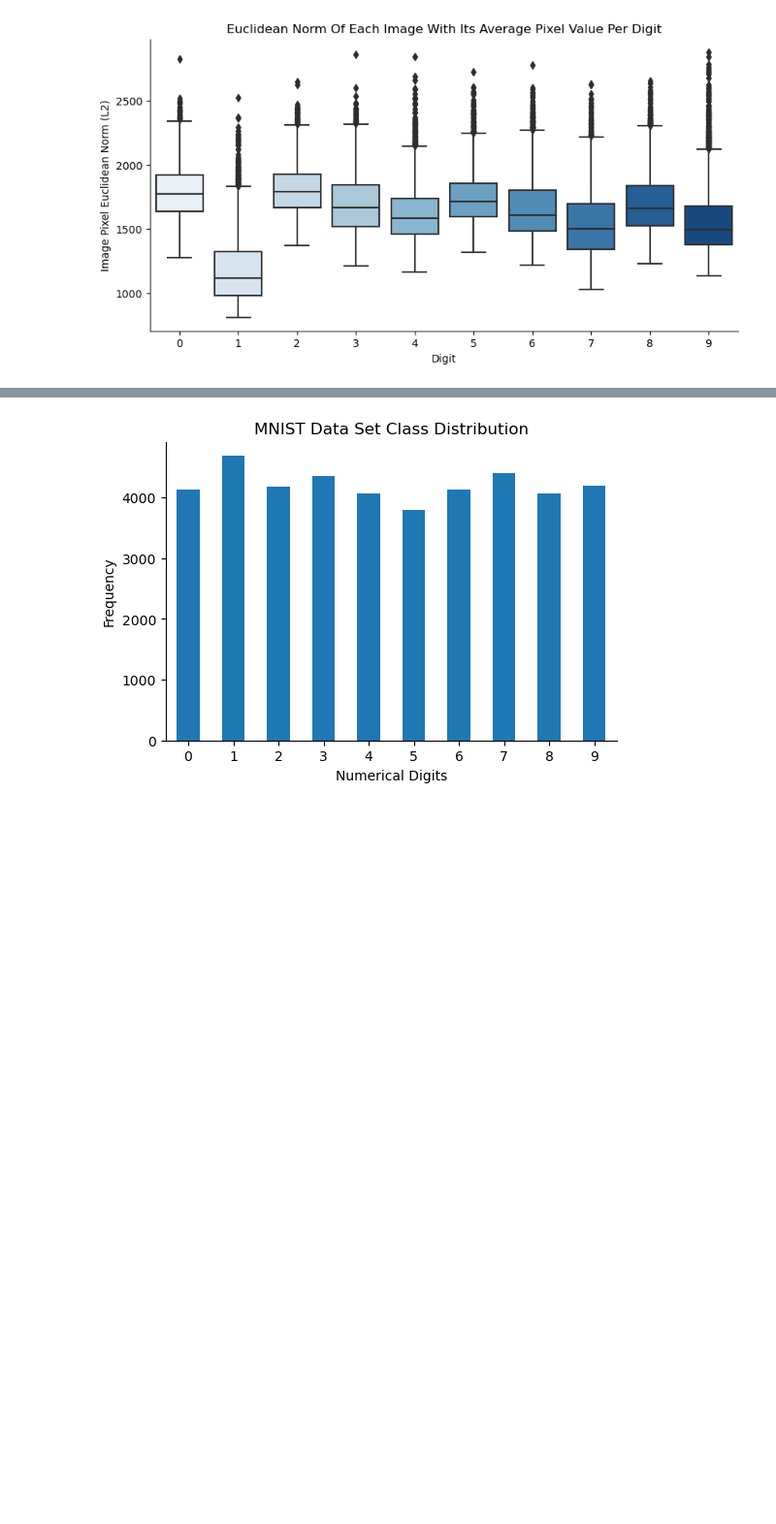
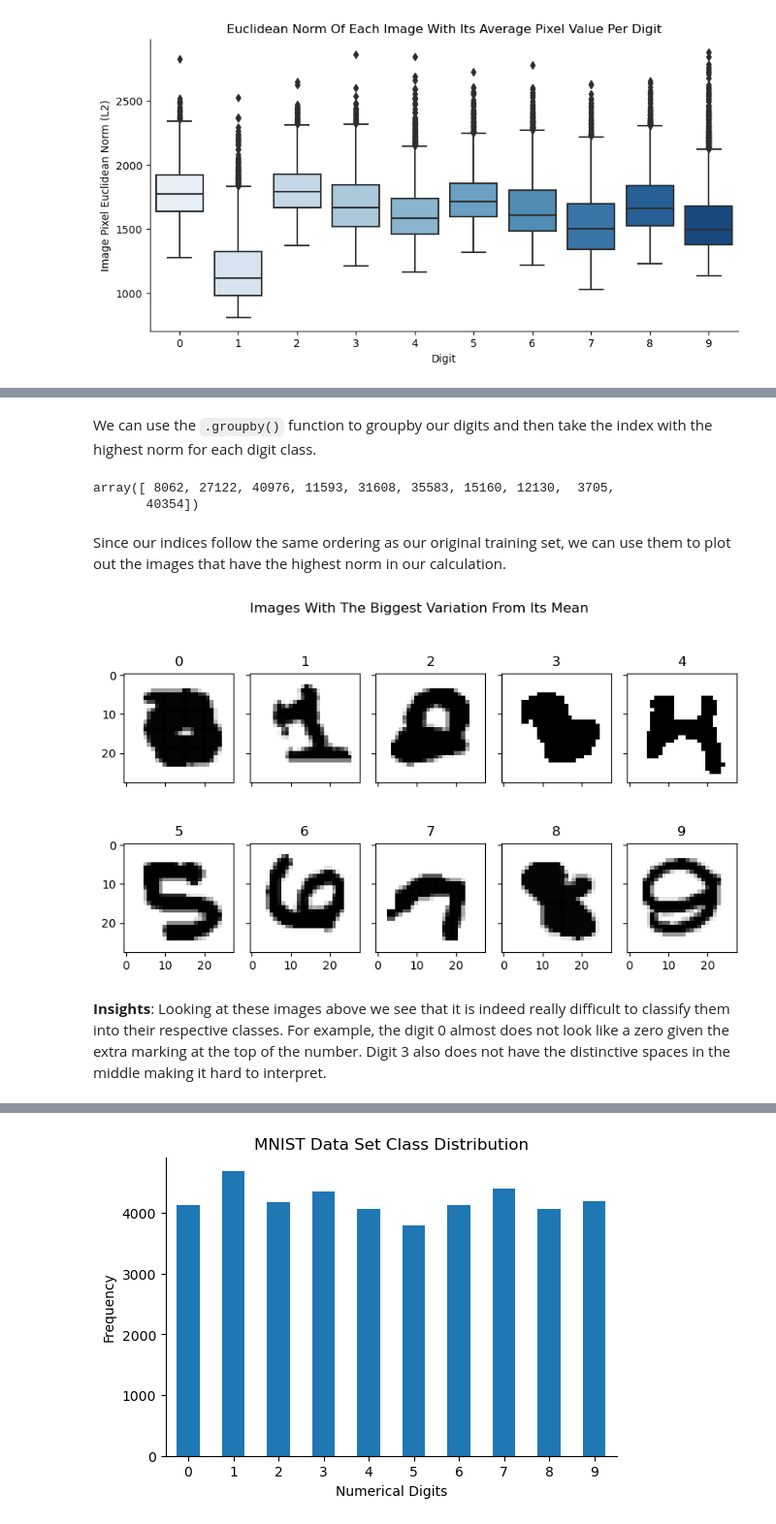
Before and after one commit to clem21chan/MNIST_Digit_Recognizer, a Jupyter notebook: Notebooks/MNIST_Digit_Recognizer.ipynb, the cells around one changed output, grey strips where cells are left out. Shown at 97% size. Saved outputs shown, nothing was run; the diff lists cells and outputs as text; code cells hidden in the pictures; blank space fills up the shorter version.

```diff
--- a/Notebooks/MNIST_Digit_Recognizer.ipynb
+++ b/Notebooks/MNIST_Digit_Recognizer.ipynb
@@ -238 +274,27 @@ plt.show()
+# %% [markdown]
+We can use the `.groupby()` function to groupby our digits and then take the index with the highest norm for each digit class.
+# %%
+# Groupby digit and take the index that has the highest norm value
+index = digit_spread.groupby('digit')['norm'].idxmax().values
+
+index
+# %% [output]
+array([ 8062, 27122, 40976, 11593, 31608, 35583, 15160, 12130,  3705,
+       40354])
+# %% [markdown]
+Since our indices follow the same ordering as our original training set, we can use them to plot out the images that have the highest norm in our calculation.
+# %%
+# Plot the images that have the biggest norm in our data set for each digit
+fig, axes = plt.subplots(nrows=2, ncols=5, figsize=(8,5), sharex=True, sharey=True)
+
+for i, ax in zip(range(len(index)), axes.ravel()):
+    ax.imshow(images[index[i]], cmap='gray_r')
+    ax.set_title(digit_spread['digit'].iloc[index[i]])
+fig.suptitle("Images with the biggest variation from its mean".title())
+fig.tight_layout()
+# %% [output]
+[figure, added]
+# %% [markdown]
+**Insights**:
+Looking at these images above we see that it is indeed really difficult to classify them into their respective classes. For example, the digit 0 almost does not look like a zero given the extra marking at the top of the number. Digit 3 also does not have the distinctive spaces in the middle making it hard to interpret.
 # %% [markdown]
```
Also changed, not shown: parts of 21 cells of this notebook.
